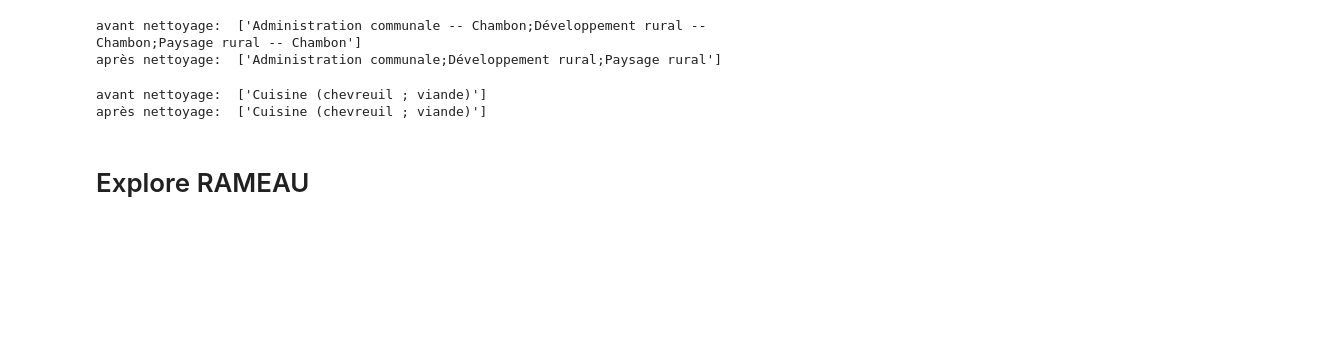
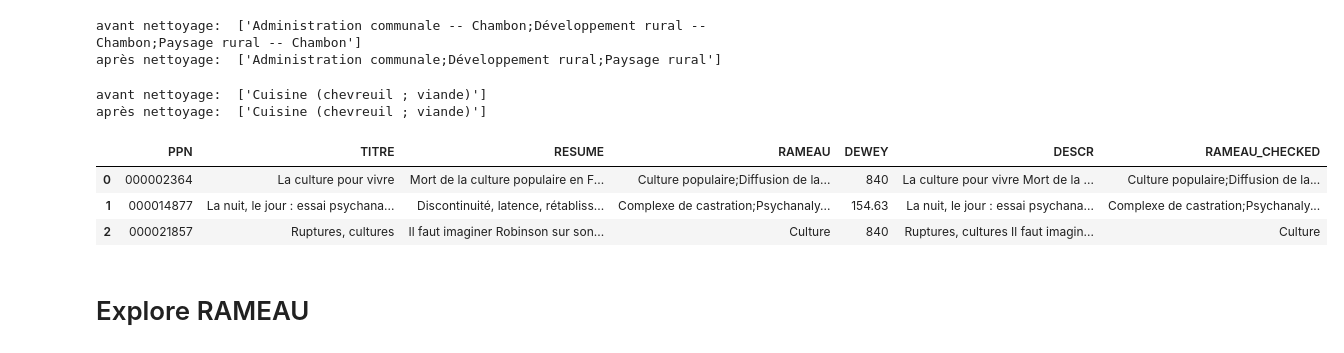
Before and after one commit to abes-esr/labo-indexation-ai, a Jupyter notebook: NoticeExtraction_cleaning.ipynb, the cells around one changed output. Saved outputs shown, nothing was run; the diff lists cells and outputs as text; code cells hidden in the pictures; blank space fills up the shorter version.

```diff
--- a/NoticeExtraction_cleaning.ipynb
+++ b/NoticeExtraction_cleaning.ipynb
@@ -378,6 +376,13 @@ print("après nettoyage: ", df.loc[df["PPN"] == "266381804", "RAMEAU_CHECKED"].t
 # %% [output]
 avant nettoyage:  ['Cuisine (chevreuil ; viande)']
 après nettoyage:  ['Cuisine (chevreuil ; viande)']
+# %%
+df.head(3)
+# %% [output]
+|  | PPN | TITRE | RESUME | RAMEAU | DEWEY | DESCR | RAMEAU_CHECKED |
+| 0 | 000002364 | La culture pour vivre | Mort de la culture populaire en F... | Culture populaire;Diffusion de la... | 840 | La culture pour vivre Mort de la ... | Culture populaire;Diffusion de la... |
+| 1 | 000014877 | La nuit, le jour : essai psychana... | Discontinuité, latence, rétabliss... | Complexe de castration;Psychanaly... | 154.63 | La nuit, le jour : essai psychana... | Complexe de castration;Psychanaly... |
+| 2 | 000021857 | Ruptures, cultures | Il faut imaginer Robinson sur son... | Culture | 840 | Ruptures, cultures Il faut imagin... | Culture |
 # %% [markdown]
 # Explore RAMEAU
 # %%
```
Also changed, not shown: parts of 23 cells of this notebook, 2 other files.
